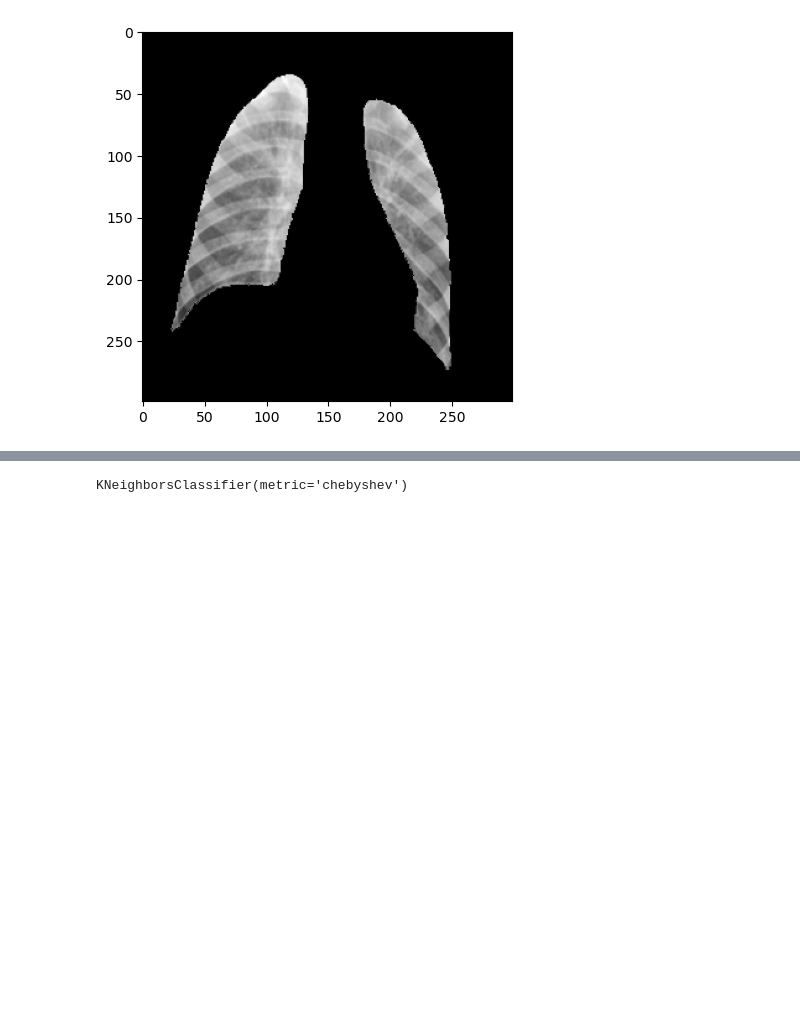
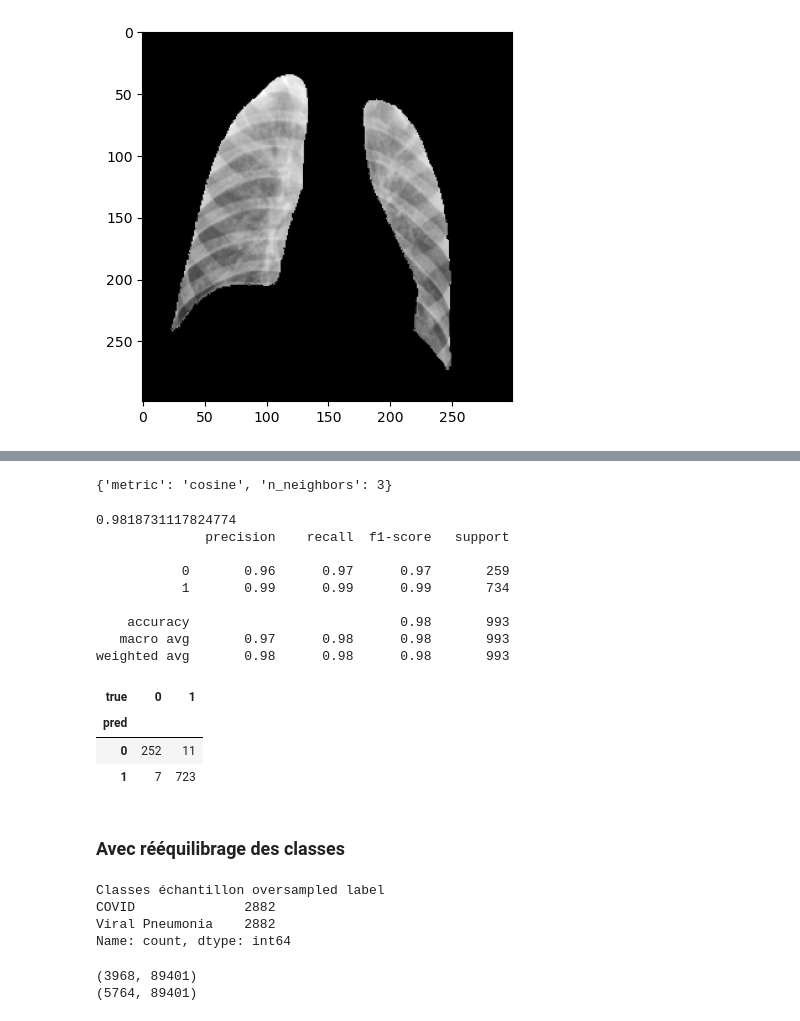
Before and after one commit to Alexandre-aksenov/summer24-analyse-pulmonaire-copy-AA, a Jupyter notebook: notebooks/knn-model.ipynb, the cells around one changed output, grey strips where cells are left out. Cells and saved outputs as stored; diff of their text form; code cells hidden in the pictures; blank space fills up the shorter version.

```diff
--- a/notebooks/knn-model.ipynb
+++ b/notebooks/knn-model.ipynb
@@ -289,11 +226,16 @@ del img_df_c
+# %%
+# # Importation des images
+# img_df = load_img_multiple_cond_in_df
+
+img_df = load_masked_img_multiple_cond_in_df(['Viral Pneumonia', 'COVID'])
 # %%
 plt.imshow(np.array(img_df.drop(columns='label').iloc[0,:]).reshape(299,299), cmap='gray')
 # %% [output]
 <matplotlib.image.AxesImage at 0x...>
 [figure]
 # %%
-X = img_df.drop(columns='label')
-# y = 0 + 1*(img_df.label=="COVID")
-y = img_df.label
+# X = img_df.drop(columns='label')
+y = 0 + 1*(img_df.label=="COVID")
+
 # Séparation en échantillons d'apprentissage et de test
 X_train, X_test, y_train, y_test = train_test_split(X, y, test_size=0.2, random_state=123)
@@ -313,8 +263,3 @@ print(X_test_pca.shape)
-# %%
-knn_pca_masks = neighbors.KNeighborsClassifier(metric='chebyshev')
-knn_pca_masks.fit(X_train_pca, y_train)
-# %% [output]
-KNeighborsClassifier(metric='chebyshev')
 # %%
 # Instanciation
 
@@ -324,12 +269,53 @@ knn_pca_masks = neighbors.KNeighborsClassifier()
 skf = StratifiedKFold(n_splits=5, shuffle = True, random_state=42)
 folds = list(skf.split(X_train_pca, y_train)) # Découpage du jeu de données de validation croisée au sein de l'échantillon d'apprentissage
 
-grid_param = {
-    'n_neighbors' : [2, 5, 10, 50, 100],
-    'metric' : ['chebyshev',  'minkowski', 'correlation'],
-    'p' : [1,2,5]
-}
+grid_param = {'metric' : ['euclidean', 'chebyshev', 'correlation', 'cosine'],  'n_neighbors' : [2, 3, 5, 10, 50, 100]}
+
 grid_knn_masks = GridSearchCV(knn_pca_masks, param_grid = grid_param, cv=folds)
 grid_knn_masks.fit(X_train_pca, y_train)
 
 print(grid_knn_masks.best_params_)
+# %% [output]
+{'metric': 'cosine', 'n_neighbors': 3}
+# %%
+print(grid_knn_masks.score(X_test_pca, y_test))
+
+y_pred_best = grid_knn_masks.predict(X_test_pca)
+print(classification_report(y_test, y_pred_best))
+pd.crosstab(y_pred_best, y_test, rownames=['pred'], colnames=['true'])
+
+# Les résultats sont très bons dans l'identification des images COVID (f1-score à 0.99), mais les données dans l'échantillon d'apprentissage sont déséquilibrées (près de 75% de COVID), ce qui
+# biaise les résultats.
+# %% [output]
+0.9818731117824774
+              precision    recall  f1-score   support
+
+           0       0.96      0.97      0.97       259
+           1       0.99      0.99      0.99       734
+
+    accuracy                           0.98       993
+   macro avg       0.97      0.98      0.98       993
+weighted avg       0.98      0.98      0.98       993
+| true | 0 | 1 |
+| pred |  |  |
+| 0 | 252 | 11 |
+| 1 | 7 | 723 |
+# %% [markdown]
+### Avec rééquilibrage des classes
+# %%
+from imblearn.over_sampling import RandomOverSampler, SMOTE
+
+ros = RandomOverSampler()
+X_ro, y_ro = ros.fit_resample(X_train, y_train)
+print('Classes échantillon oversampled',pd.Series(y_ro).value_counts())
+# %% [output]
+Classes échantillon oversampled label
+COVID              2882
+Viral Pneumonia    2882
+Name: count, dtype: int64
+# %%
+print(X_train.shape)
+print(X_ro.shape)
+# %% [output]
+(3968, 89401)
+(5764, 89401)
```
Also changed, not shown: parts of 20 cells of this notebook, 1 other file.
